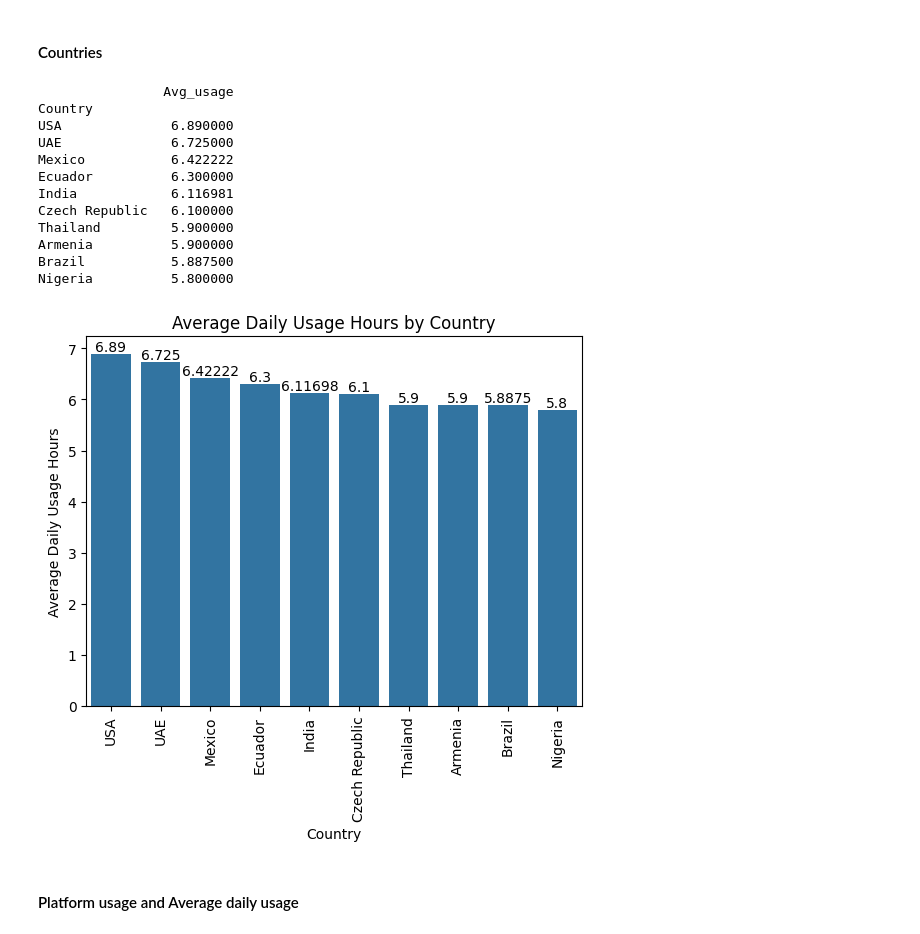
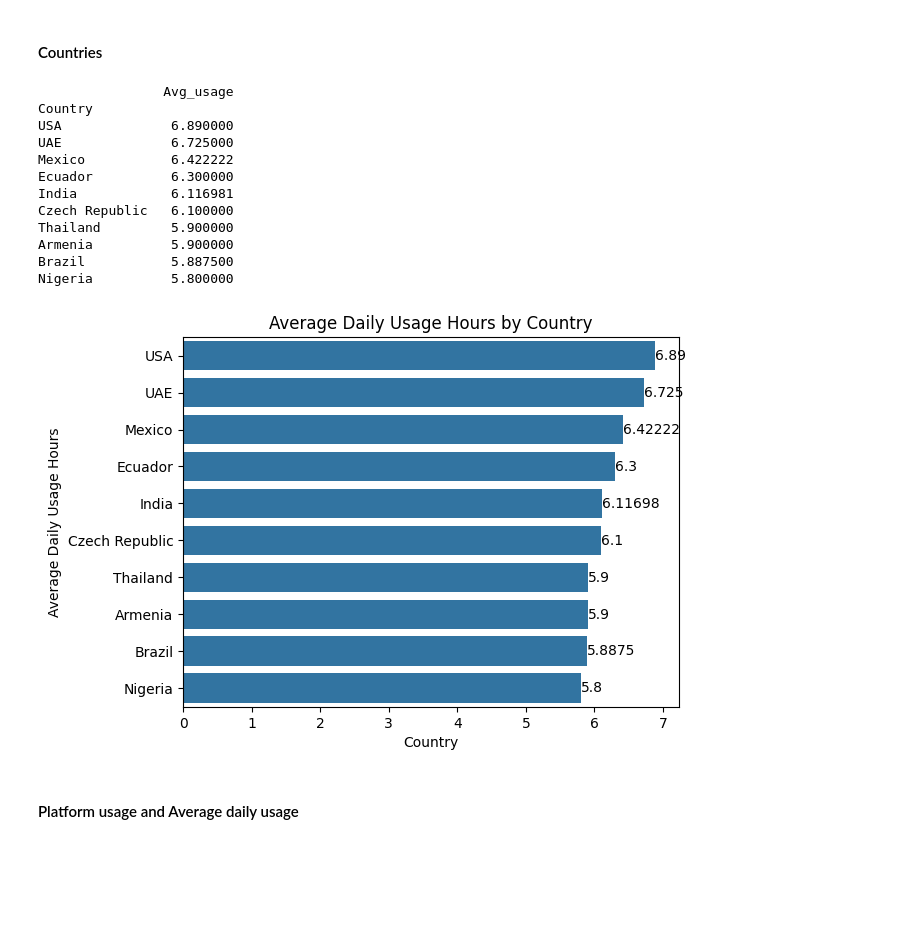
Before and after one commit to Andradev101/pause-student-social-media-addiction-eda, a Jupyter notebook: notebooks/eda.ipynb, the cells around one changed output. Cells and saved outputs as stored; diff of their text form; code cells hidden in the pictures; blank space fills up the shorter version.

Commit message:
fixed countris with more than ten entries percentage | increased readibility fo some plots | added few explanations

```diff
--- a/notebooks/eda.ipynb
+++ b/notebooks/eda.ipynb
@@ -203,34 +203,33 @@ This section presents plots between two features that (potentially) correlate an
 # %%
 grouped_df = df.groupby(by="Country").agg(Avg_usage=('Avg_Daily_Usage_Hours', 'mean')).sort_values(by="Avg_usage", ascending=False).head(10)
 print(grouped_df)
 ax = sns.barplot(
     data=grouped_df,
-    x="Country",
-    y="Avg_usage"
+    x="Avg_usage",
+    y="Country"
 )
 ax.bar_label(ax.containers[0])
 
-plt.xticks(rotation=90)   # rotate country names so they fit
 plt.xlabel("Country")
 
 plt.ylabel("Average Daily Usage Hours")
 plt.title("Average Daily Usage Hours by Country")
 
 plt.show()
 # %% [output]
                 Avg_usage
 Country
 USA              6.890000
 UAE              6.725000
 Mexico           6.422222
 Ecuador          6.300000
 India            6.116981
 Czech Republic   6.100000
 Thailand         5.900000
 Armenia          5.900000
 Brazil           5.887500
 Nigeria          5.800000
-[figure, old version]
+[figure, new version]
 # %% [markdown]
 #### Platform usage and Average daily usage
 # %%
```
Also changed, not shown: parts of 11 cells of this notebook.
